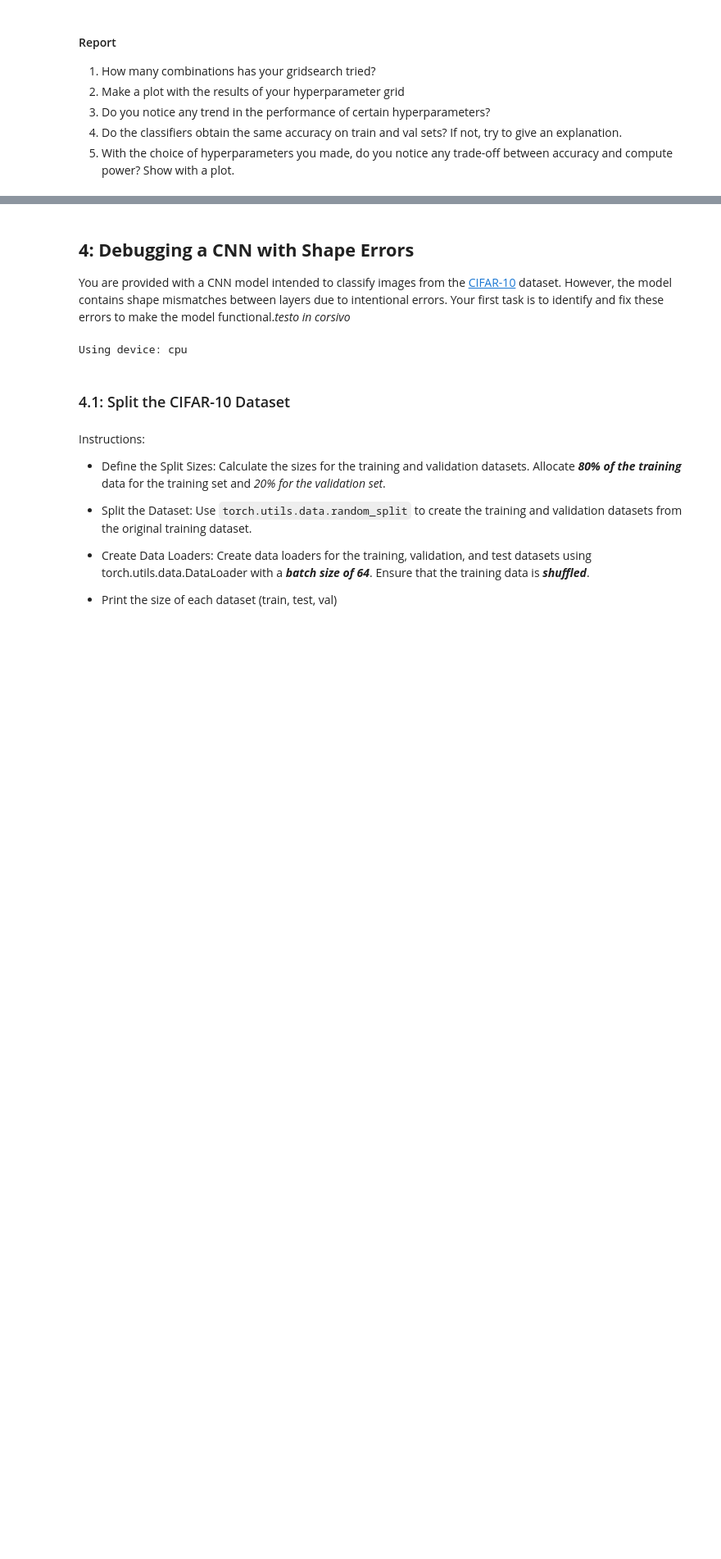
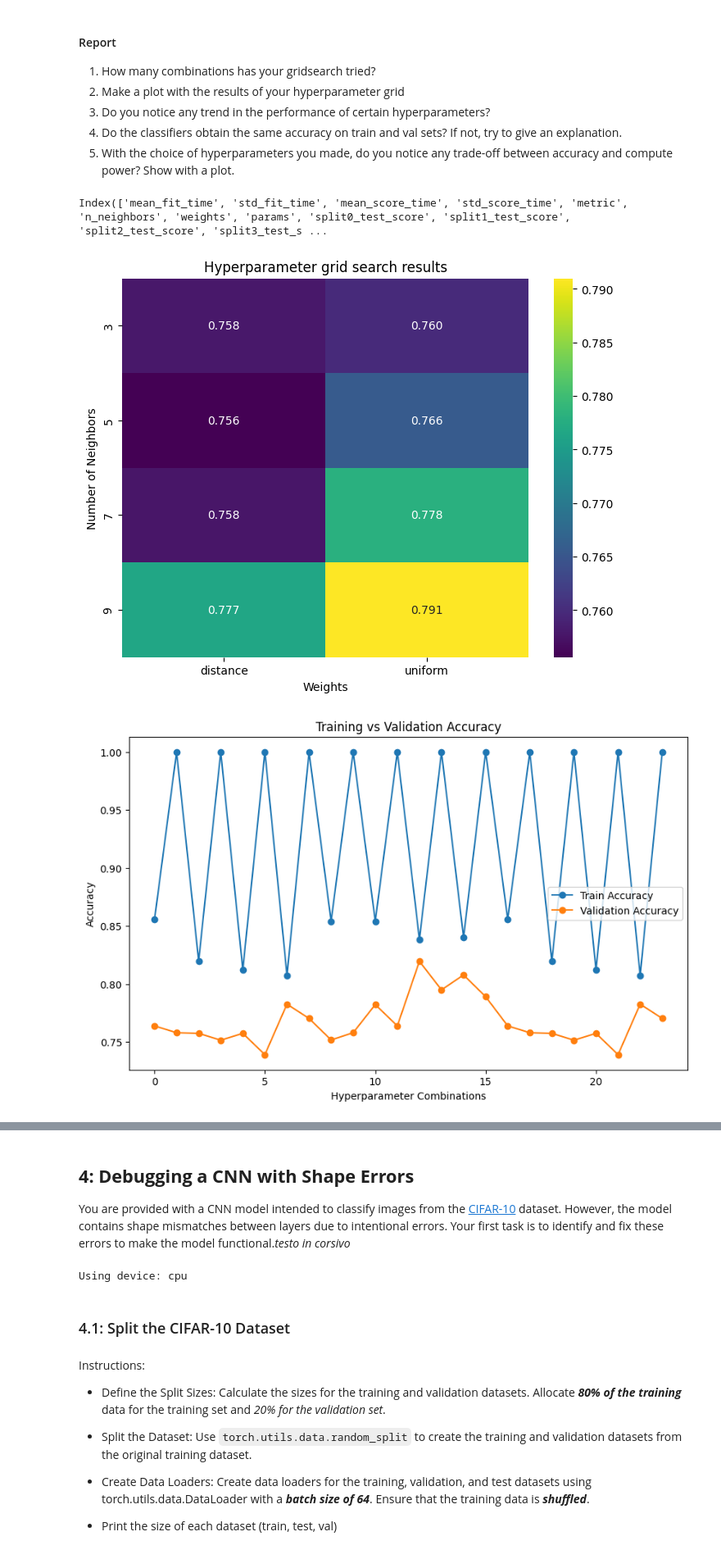
Before and after one commit to robertomagno1/FDS_HM2, a Jupyter notebook: HW2.ipynb, the cells around one changed output, grey strips where cells are left out. Shown at 82% size. Drawn from its saved outputs; the diff is of its cells as text; code cells hidden in the pictures; blank space fills up the shorter version.

```diff
--- a/HW2.ipynb
+++ b/HW2.ipynb
@@ -939,18 +939,22 @@ categorical_cols = ['island', 'sex']
 from sklearn.compose import ColumnTransformer
 from sklearn.pipeline import make_pipeline
 ## Import everything you need here
+from sklearn.preprocessing import OneHotEncoder, StandardScaler
+from sklearn.neighbors import KNeighborsClassifier
 
 numeric_transformer = make_pipeline(
+    StandardScaler()
 )
 
 categoric_transfomer = make_pipeline(
+    OneHotEncoder()
 )
 
 preprocessor = ColumnTransformer(transformers=[
-    ('num', _, _),
-    ('cat', _, _)
+    ('num', numeric_transformer, numerical_cols),
+    ('cat', categoric_transfomer, categorical_cols)
 ], remainder='drop')
 
-pipe = make_pipeline()
+pipe = make_pipeline(preprocessor, KNeighborsClassifier())
 if len(pipe.named_steps)>0:
     display(pipe)
@@ -1013,10 +1023,14 @@ Choose at least 2 values for at least 3 hyperparameters. val their impact on the
 # %%
 from sklearn.model_selection import GridSearchCV
 
-grid = dict(
+grid = dict( {
+    'kneighborsclassifier__n_neighbors': [3,5,7,9],
+    'kneighborsclassifier__weights' : ['uniform', 'distance'],
+    'kneighborsclassifier__metric':['euclidean', 'manhattan', 'minkowski']
+}
 )
 
-pipe_cv = None
+pipe_cv = GridSearchCV(pipe, grid, cv=5, verbose=1, n_jobs=-1, return_train_score=True)
 if pipe_cv is not None:
     pipe_cv.fit(X_train, y_train)
 
@@ -1048,7 +1068,54 @@ weighted avg       0.81      0.80      0.80        41
 # %%
 cv_res = pd.DataFrame(pipe_cv.cv_results_)
 cv_res.columns = [col.split('__')[-1] for col in cv_res.columns]
 
 ##############################################
 ###                YOUR CODE HERE         ####
 ##############################################
+
+print(cv_res.columns)
+
+#Plotting for question 2
+plot_hyper_grid = cv_res.pivot_table(values='mean_test_score', index='n_neighbors', columns='weights', aggfunc='mean')
+
+plt.figure(figsize=(8,6))
+sns.heatmap(plot_hyper_grid, annot=True, cmap='viridis', fmt='.3f')
+plt.title('Hyperparameter grid search results')
+plt.xlabel('Weights')
+plt.ylabel('Number of Neighbors')
+plt.show()
+
+# Question 3
+train_scores = cv_res['mean_train_score']
+val_scores = cv_res['mean_test_score']
+
+plt.figure(figsize=(10, 6))
+plt.plot(train_scores, label='Train Accuracy', marker='o')
+plt.plot(val_scores, label='Validation Accuracy', marker='o')
+plt.legend()
+plt.title('Training vs Validation Accuracy')
+plt.xlabel('Hyperparameter Combinations')
+plt.ylabel('Accuracy')
+plt.show()
+
+#Plot for question 5
+
+plt.figure(figsize=(10,6))
+sns.lineplot(x=cv_res['n_neighbors'], y=cv_res['mean_fit_time'], hue=cv_res['weights'], marker='o')
+plt.title('Fit time vs number of neighbots')
+plt.xlabel('Number of neighbors')
+plt.ylabel('Fit time (seconds)')
+plt.legend(title='Weight type')
+plt.show()
+
+plt.figure(figsize=(10, 6))
+sns.lineplot(x=cv_res['n_neighbors'], y=cv_res['mean_test_score'], hue=cv_res['weights'], marker='o')
+plt.title('Accuracy vs number of neighbors')
+plt.xlabel('Number of neighbors')
+plt.ylabel('Validation accuracy')
+plt.legend(title='Weights')
+plt.show()
+# %% [output]
+Index(['mean_fit_time', 'std_fit_time', 'mean_score_time', 'std_score_time', 'metric', 'n_neighbors', 'weights', 'params', 'split0_test_score', 'split1_test_score', 'split2_test_score', 'split3_test_s ...
+[figure, added]
+[figure, added]
```
Also changed, not shown: parts of 8 cells of this notebook, 9 other files.
